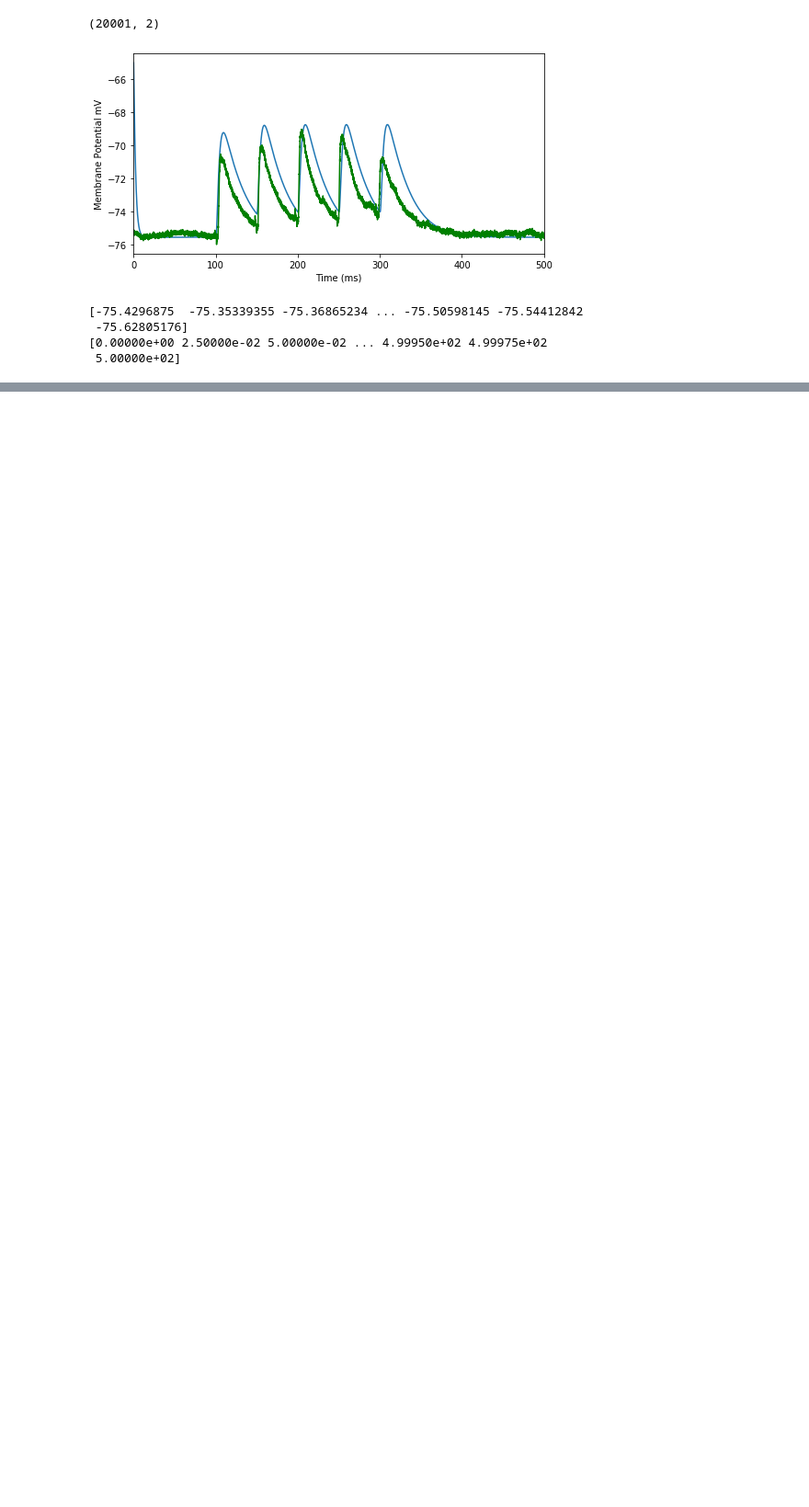
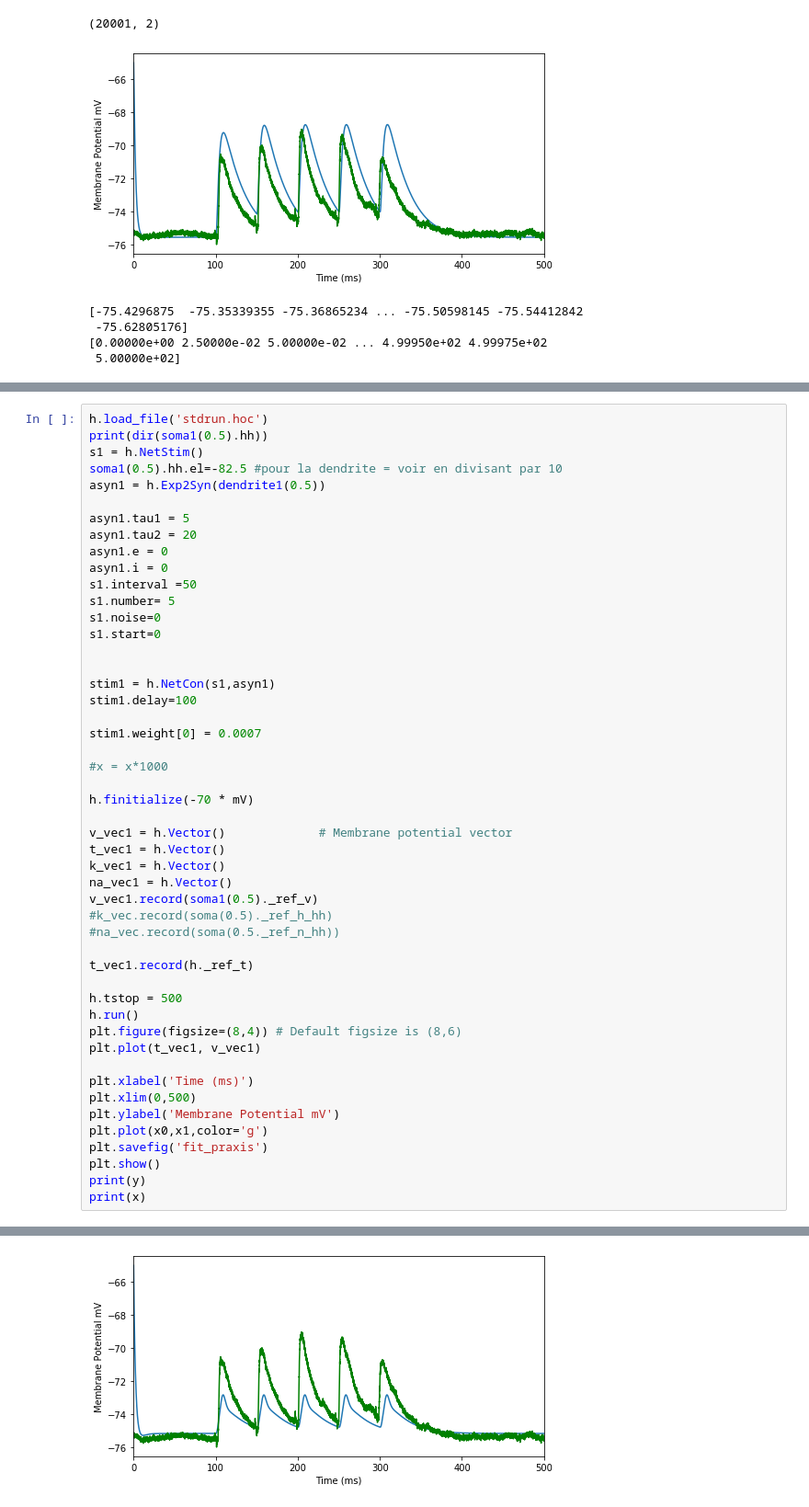
Before and after one commit to Kenzakadri/SU001_Presubiculum_Cell_Model, a Jupyter notebook: Exp2synapse.ipynb, the cells around one changed output, grey strips where cells are left out. Shown at 92% size. Saved outputs shown, nothing was run; the diff lists cells and outputs as text; blank space fills up the shorter version.

```diff
--- a/Exp2synapse.ipynb
+++ b/Exp2synapse.ipynb
@@ -641,0 +804,50 @@ print(x)
+# %%
+h.load_file('stdrun.hoc')
+print(dir(soma1(0.5).hh))
+s1 = h.NetStim()
+soma1(0.5).hh.el=-82.5 #pour la dendrite = voir en divisant par 10
+asyn1 = h.Exp2Syn(dendrite1(0.5))
+
+asyn1.tau1 = 5
+asyn1.tau2 = 20
+asyn1.e = 0
+asyn1.i = 0
+s1.interval =50
+s1.number= 5
+s1.noise=0
+s1.start=0
+
+
+stim1 = h.NetCon(s1,asyn1)
+stim1.delay=100
+
+stim1.weight[0] = 0.0007
+
+#x = x*1000
+
+h.finitialize(-70 * mV)
+
+v_vec1 = h.Vector()             # Membrane potential vector
+t_vec1 = h.Vector()
+k_vec1 = h.Vector()
+na_vec1 = h.Vector()
+v_vec1.record(soma1(0.5)._ref_v)
+#k_vec.record(soma(0.5)._ref_h_hh)
+#na_vec.record(soma(0.5._ref_n_hh))
+
+t_vec1.record(h._ref_t)
+
+h.tstop = 500
+h.run()
+plt.figure(figsize=(8,4)) # Default figsize is (8,6)
+plt.plot(t_vec1, v_vec1)
+
+plt.xlabel('Time (ms)')
+plt.xlim(0,500)
+plt.ylabel('Membrane Potential mV')
+plt.plot(x0,x1,color='g')
+plt.savefig('fit_praxis')
+plt.show()
+print(y)
+print(x)
+# %% [output]
@@ -641,0 +855 @@ print(x)
+[figure, added]
```
Also changed, not shown: parts of 7 cells of this notebook.
